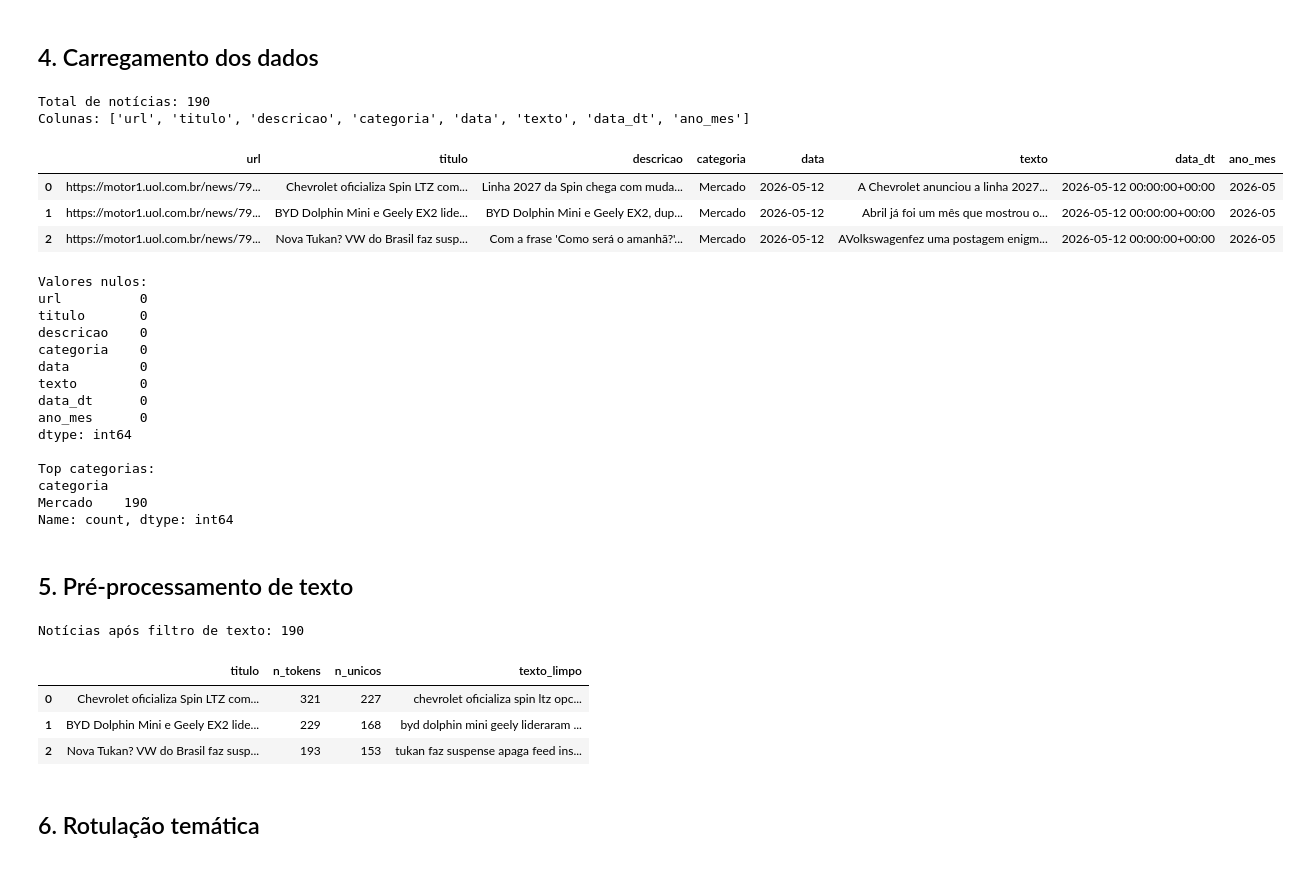
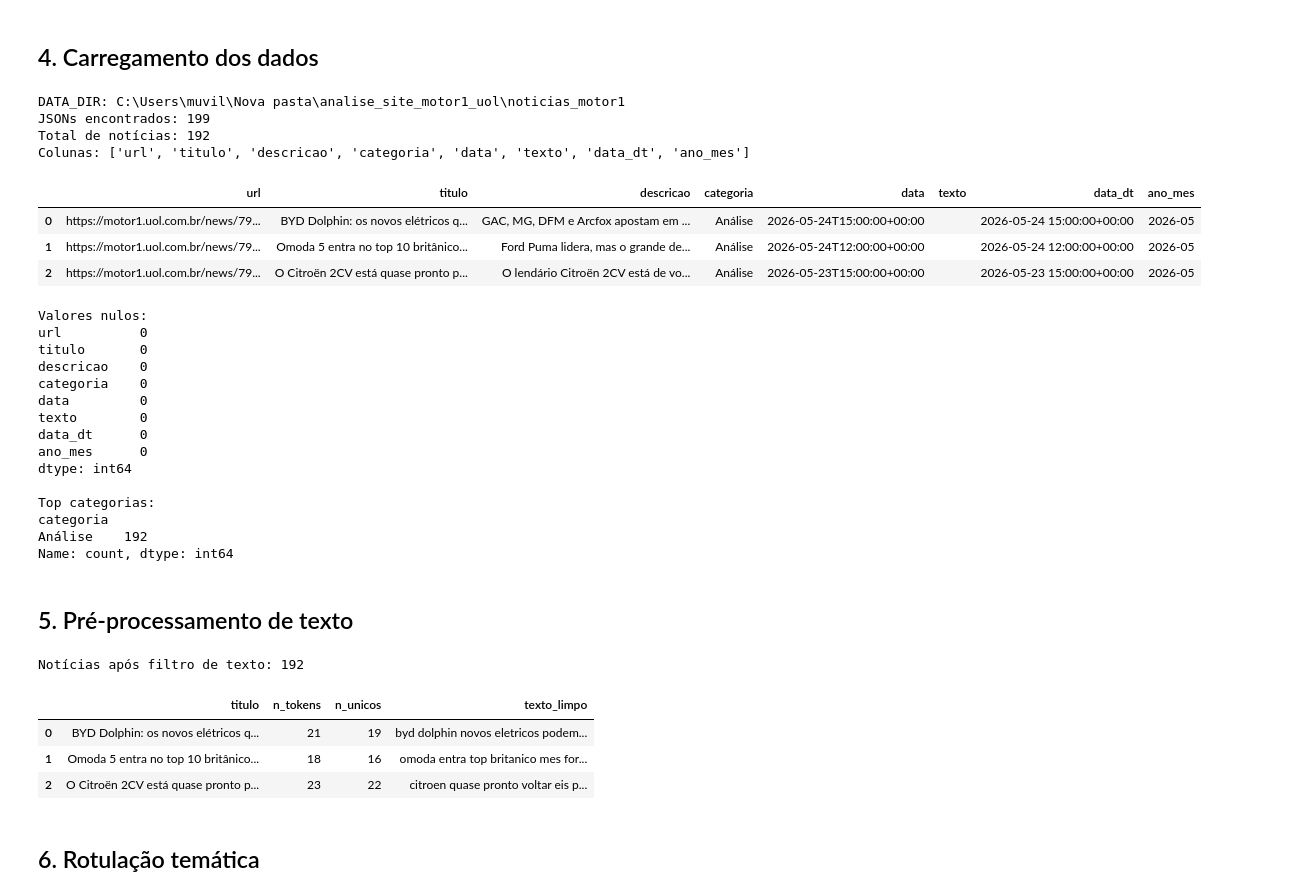
Before and after one commit to muvilani/analise_site_motor1_uol, a Jupyter notebook: 02_nlp.ipynb, the cells around one changed output. Saved outputs shown, nothing was run; the diff lists cells and outputs as text; code cells hidden in the pictures.

Commit message:
Arquivos finalizados e corrigidos, exceto de análises que tem tudo lá e algumas nem irei utilizar

```diff
--- a/02_nlp.ipynb
+++ b/02_nlp.ipynb
@@ -51,30 +47,42 @@ Imports OK
 # %% [markdown]
 ## 4. Carregamento dos dados
 # %%
+candidatos_data_dir = [
+    pathlib.Path("noticias_motor1"),
+    pathlib.Path("Lab/WebScrapping/noticias_motor1"),
+]
+DATA_DIR = next((p for p in candidatos_data_dir if p.exists()), candidatos_data_dir[0])
+
+print(f"DATA_DIR: {DATA_DIR.resolve()}")
+print(f"JSONs encontrados: {len(list(DATA_DIR.glob('*.json')))}")
+
+
 registros = []
 for arquivo in sorted(DATA_DIR.glob("*.json")):
     with arquivo.open(encoding="utf-8") as f:
         registros.append(json.load(f))
 
 df = pd.DataFrame(registros)
 
 if df.empty:
     raise ValueError("Nenhum JSON encontrado. Rode o scraping ou confira DATA_DIR.")
 
 df = df.drop_duplicates(subset="url").reset_index(drop=True)
 df["data_dt"] = pd.to_datetime(df["data"], errors="coerce", utc=True)
 df["ano_mes"] = df["data_dt"].dt.strftime("%Y-%m")
 
 print(f"Total de notícias: {len(df)}")
 print(f"Colunas: {df.columns.tolist()}")
 df.head(3)
 # %% [output]
-Total de notícias: 190
+DATA_DIR: C:\Users\muvil\Nova pasta\analise_site_motor1_uol\noticias_motor1
+JSONs encontrados: 199
+Total de notícias: 192
 Colunas: ['url', 'titulo', 'descricao', 'categoria', 'data', 'texto', 'data_dt', 'ano_mes']
 |  | url | titulo | descricao | categoria | data | texto | data_dt | ano_mes |
-| 0 | https://motor1.uol.com.br/news/79... | Chevrolet oficializa Spin LTZ com... | Linha 2027 da Spin chega com muda... | Mercado | 2026-05-12 | A Chevrolet anunciou a linha 2027... | 2026-05-12 00:00:00+00:00 | 2026-05 |
-| 1 | https://motor1.uol.com.br/news/79... | BYD Dolphin Mini e Geely EX2 lide... | BYD Dolphin Mini e Geely EX2, dup... | Mercado | 2026-05-12 | Abril já foi um mês que mostrou o... | 2026-05-12 00:00:00+00:00 | 2026-05 |
-| 2 | https://motor1.uol.com.br/news/79... | Nova Tukan? VW do Brasil faz susp... | Com a frase 'Como será o amanhã?'... | Mercado | 2026-05-12 | AVolkswagenfez uma postagem enigm... | 2026-05-12 00:00:00+00:00 | 2026-05 |
+| 0 | https://motor1.uol.com.br/news/79... | BYD Dolphin: os novos elétricos q... | GAC, MG, DFM e Arcfox apostam em ... | Análise | 2026-05-24T15:00:00+00:00 |  | 2026-05-24 15:00:00+00:00 | 2026-05 |
+| 1 | https://motor1.uol.com.br/news/79... | Omoda 5 entra no top 10 britânico... | Ford Puma lidera, mas o grande de... | Análise | 2026-05-24T12:00:00+00:00 |  | 2026-05-24 12:00:00+00:00 | 2026-05 |
+| 2 | https://motor1.uol.com.br/news/79... | O Citroën 2CV está quase pronto p... | O lendário Citroën 2CV está de vo... | Análise | 2026-05-23T15:00:00+00:00 |  | 2026-05-23 15:00:00+00:00 | 2026-05 |
 # %%
 print("Valores nulos:")
 print(df.isnull().sum())
@@ -95,7 +103,7 @@ dtype: int64
 
 Top categorias:
 categoria
-Mercado    190
+Análise    192
 Name: count, dtype: int64
 # %% [markdown]
 ## 5. Pré-processamento de texto
@@ -130,15 +138,15 @@ df["texto_limpo"] = df["tokens"].str.join(" ")
 df["n_tokens"] = df["tokens"].apply(len)
 df["n_unicos"] = df["tokens"].apply(lambda tokens: len(set(tokens)))
 
-df = df[df["n_tokens"] > 20].reset_index(drop=True)
+df = df[df["n_tokens"] > 10].reset_index(drop=True)
 print(f"Notícias após filtro de texto: {len(df)}")
 df[["titulo", "n_tokens", "n_unicos", "texto_limpo"]].head(3)
 # %% [output]
-Notícias após filtro de texto: 190
+Notícias após filtro de texto: 192
 |  | titulo | n_tokens | n_unicos | texto_limpo |
-| 0 | Chevrolet oficializa Spin LTZ com... | 321 | 227 | chevrolet oficializa spin ltz opc... |
-| 1 | BYD Dolphin Mini e Geely EX2 lide... | 229 | 168 | byd dolphin mini geely lideraram ... |
-| 2 | Nova Tukan? VW do Brasil faz susp... | 193 | 153 | tukan faz suspense apaga feed ins... |
+| 0 | BYD Dolphin: os novos elétricos q... | 21 | 19 | byd dolphin novos eletricos podem... |
+| 1 | Omoda 5 entra no top 10 britânico... | 18 | 16 | omoda entra top britanico mes for... |
+| 2 | O Citroën 2CV está quase pronto p... | 23 | 22 | citroen quase pronto voltar eis p... |
 # %% [markdown]
 ## 6. Rotulação temática
 # %%
```
Also changed, not shown: parts of 9 cells of this notebook, 23 other files.
